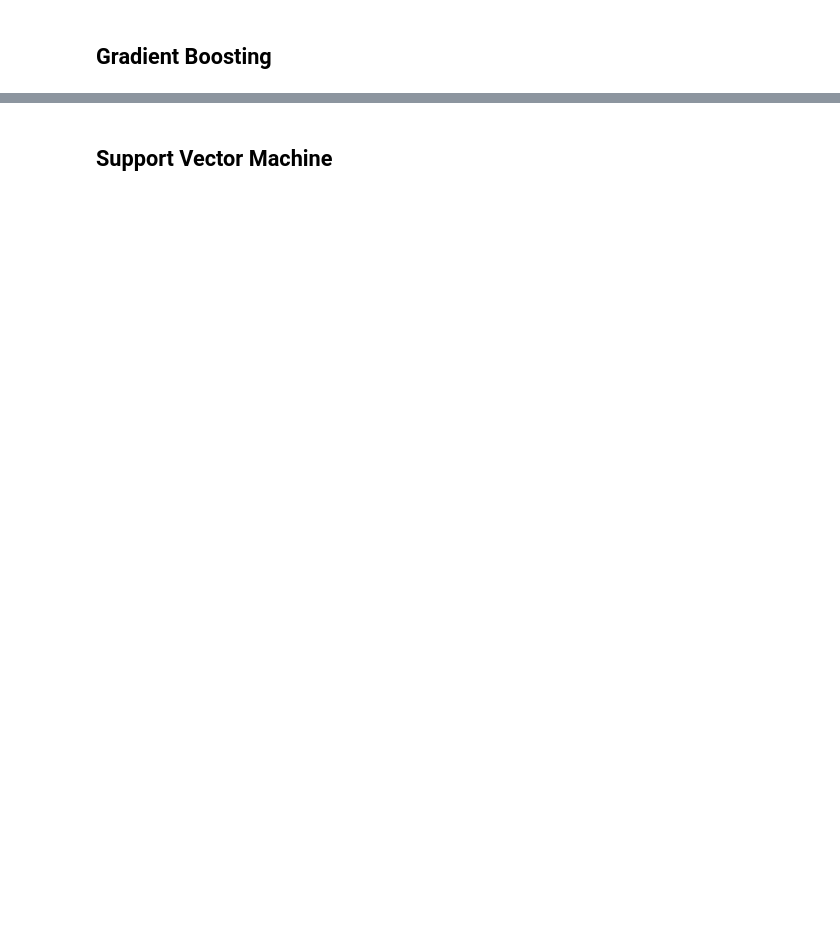
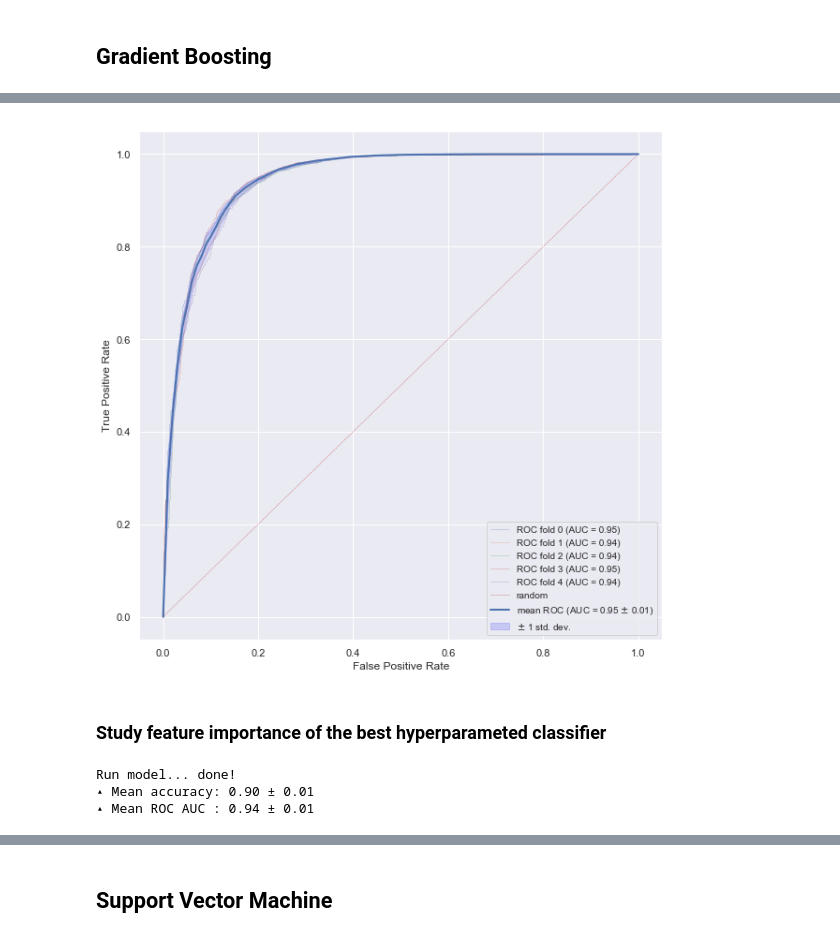
Before and after one commit to ElsaB/impact-annotator, a Jupyter notebook: analysis/prediction/somatic_vs_non_somatic_classification.ipynb, the cells around one changed output, grey strips where cells are left out. Saved outputs shown, nothing was run; the diff lists cells and outputs as text; code cells hidden in the pictures; blank space fills up the shorter version.

```diff
--- a/analysis/prediction/somatic_vs_non_somatic_classification.ipynb
+++ b/analysis/prediction/somatic_vs_non_somatic_classification.ipynb
@@ -554,0 +563,3 @@ feature_importance.plot.barh(figsize = (10, 8), width = 0.85);
+# %%
+job = Selene_Job('GradientBoosting', 'guilminp', load_from_id=True)
+job.get_results()
@@ -554,0 +596,17 @@ feature_importance.plot.barh(figsize = (10, 8), width = 0.85);
+# %%
+fig, ax = plt.subplots(1, 1, figsize=(10, 10))
+plot_roc(job.metrics, ax)
+# %% [output]
+[figure, added]
+# %% [markdown]
+### Study feature importance of the best hyperparameted classifier
+# %%
+from sklearn.ensemble import GradientBoostingClassifier
+
+model_best_GradientBoostingClassifier = GradientBoostingClassifier(random_state=1, learning_rate=0.1, n_estimators=1000, max_depth=20)
+metrics = run_model(model_best_GradientBoostingClassifier, X, y, cv_strategy, n_jobs=5)
+print_mean_metrics(metrics)
+# %% [output]
+Run model... done!
+▴ Mean accuracy: 0.90 ± 0.01
+▴ Mean ROC AUC : 0.94 ± 0.01
```
Also changed, not shown: parts of 51 cells of this notebook, 5 other files.
